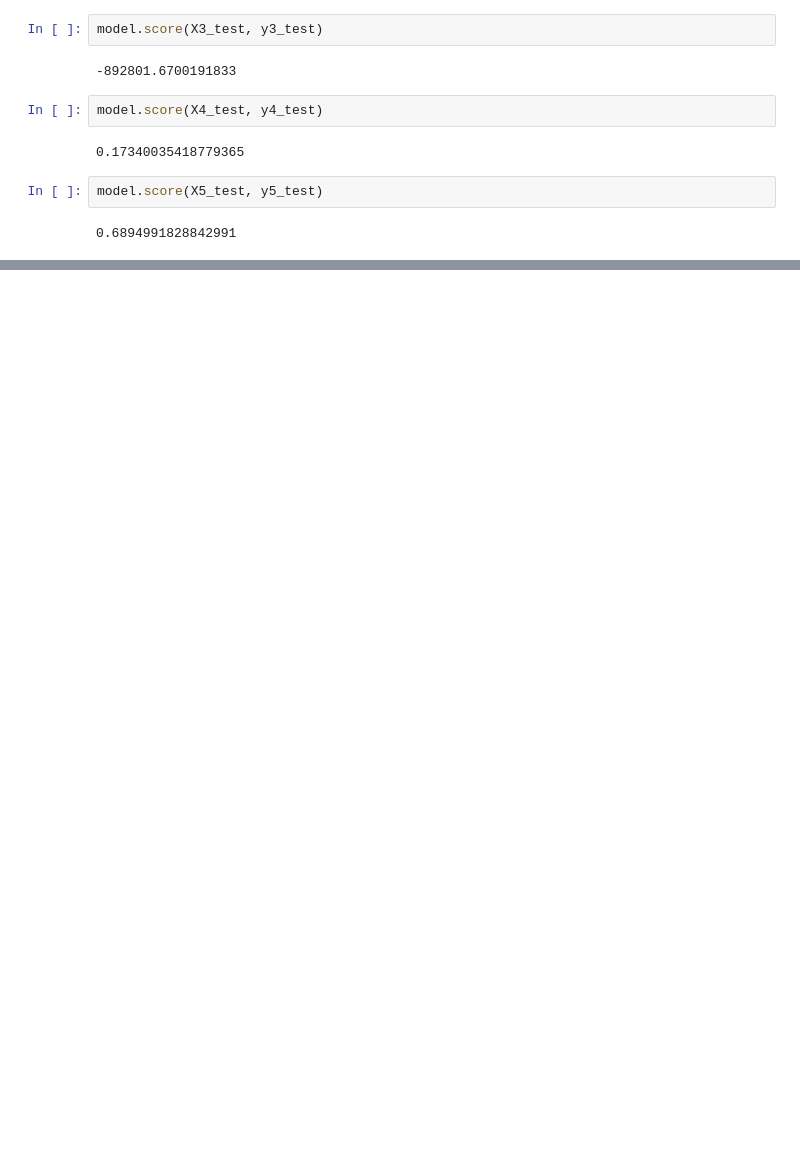
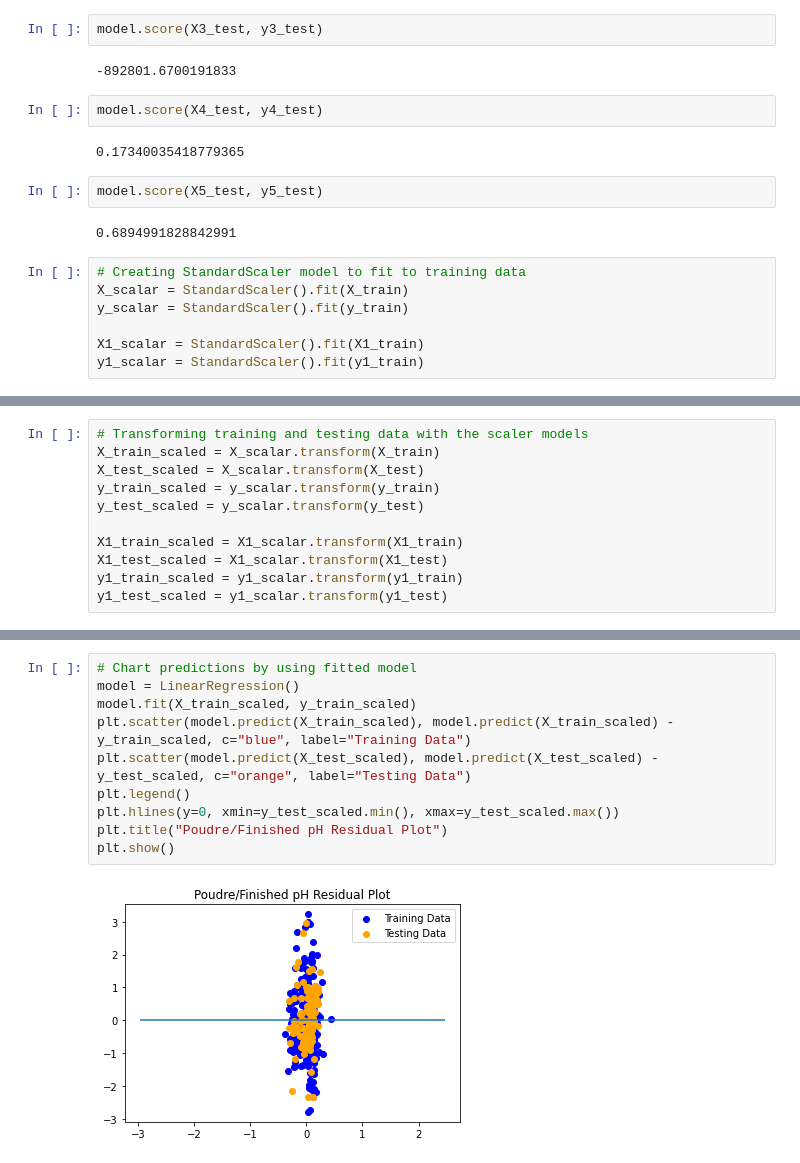
Before and after one commit to aidixon/Project-3, a Jupyter notebook: ML.ipynb, the cells around one changed output, grey strips where cells are left out. Cells and saved outputs as stored; diff of their text form; blank space fills up the shorter version.

Commit message:
Plotted linear regression models

```diff
--- a/ML.ipynb
+++ b/ML.ipynb
@@ -198,3 +198,10 @@ model.score(X4_test, y4_test)
 model.score(X5_test, y5_test)
 # %% [output]
 0.6894991828842991
+# %%
+# Creating StandardScaler model to fit to training data
+X_scalar = StandardScaler().fit(X_train)
+y_scalar = StandardScaler().fit(y_train)
+
+X1_scalar = StandardScaler().fit(X1_train)
+y1_scalar = StandardScaler().fit(y1_train)
@@ -200,0 +220,11 @@ model.score(X5_test, y5_test)
+# %%
+# Transforming training and testing data with the scaler models
+X_train_scaled = X_scalar.transform(X_train)
+X_test_scaled = X_scalar.transform(X_test)
+y_train_scaled = y_scalar.transform(y_train)
+y_test_scaled = y_scalar.transform(y_test)
+
+X1_train_scaled = X1_scalar.transform(X1_train)
+X1_test_scaled = X1_scalar.transform(X1_test)
+y1_train_scaled = y1_scalar.transform(y1_train)
+y1_test_scaled = y1_scalar.transform(y1_test)
@@ -200,0 +251,12 @@ model.score(X5_test, y5_test)
+# %%
+# Chart predictions by using fitted model
+model = LinearRegression()
+model.fit(X_train_scaled, y_train_scaled)
+plt.scatter(model.predict(X_train_scaled), model.predict(X_train_scaled) - y_train_scaled, c="blue", label="Training Data")
+plt.scatter(model.predict(X_test_scaled), model.predict(X_test_scaled) - y_test_scaled, c="orange", label="Testing Data")
+plt.legend()
+plt.hlines(y=0, xmin=y_test_scaled.min(), xmax=y_test_scaled.max())
+plt.title("Poudre/Finished pH Residual Plot")
+plt.show()
+# %% [output]
+[figure, added]
```
Also changed, not shown: parts of 9 cells of this notebook.
